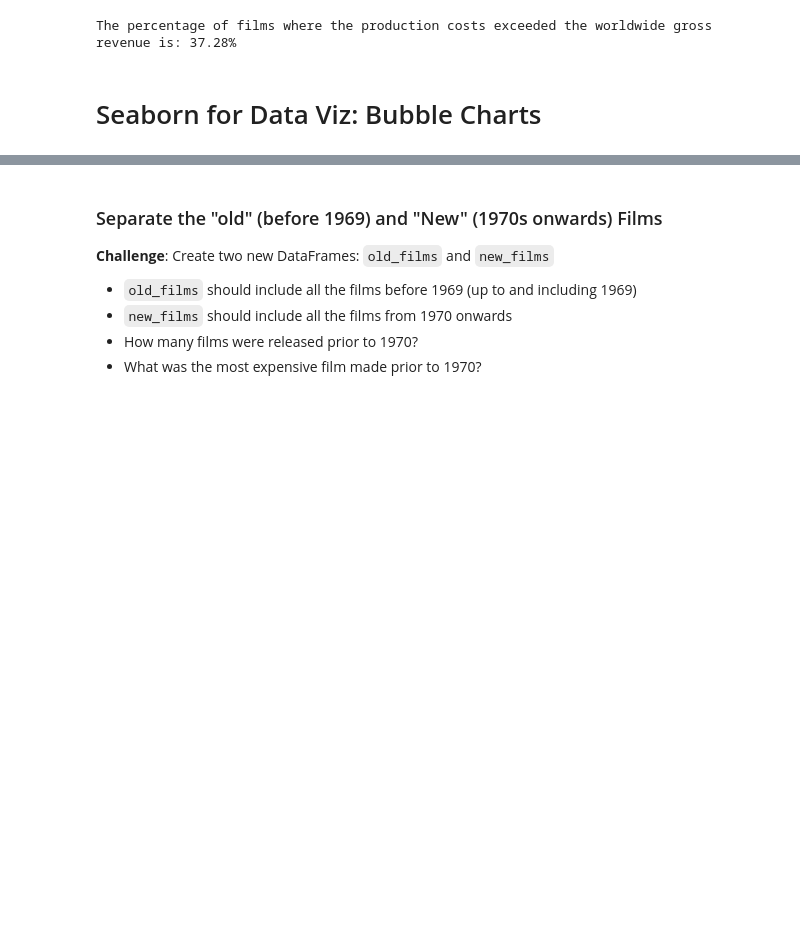
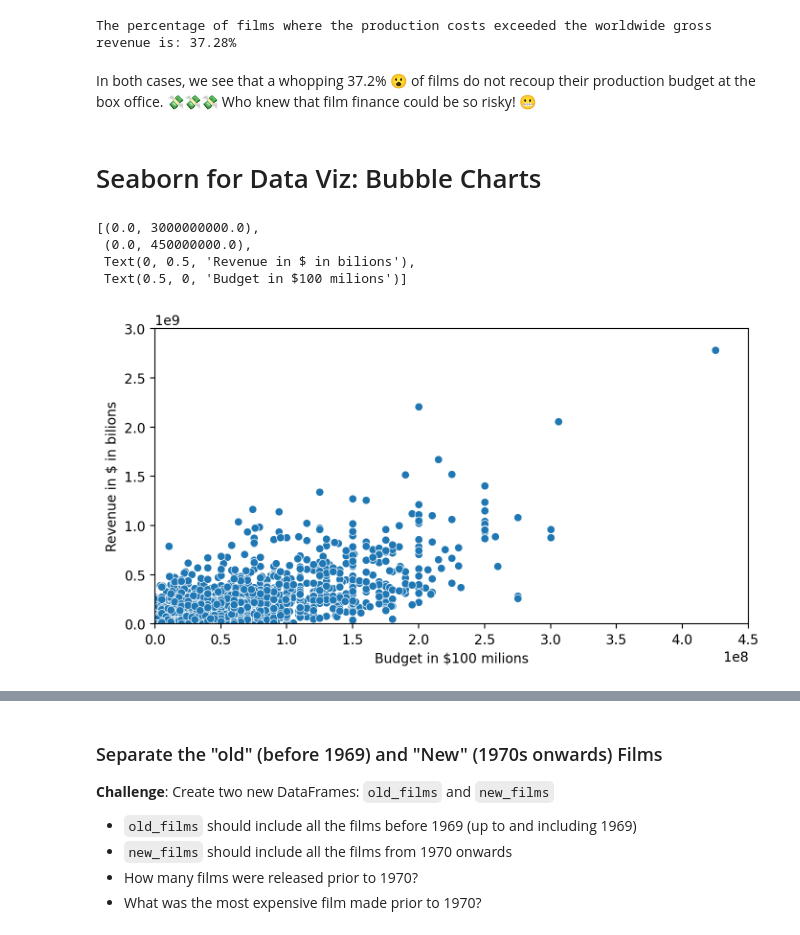
Before and after one commit to myDelevop/band-name-generator, a Jupyter notebook: udemy/day_78/Seaborn_and_Linear_Regression_(start).ipynb, the cells around one changed output, grey strips where cells are left out. Cells and saved outputs as stored; diff of their text form; code cells hidden in the pictures; blank space fills up the shorter version.

```diff
--- a/udemy/day_78/Seaborn_and_Linear_Regression_(start).ipynb
+++ b/udemy/day_78/Seaborn_and_Linear_Regression_(start).ipynb
@@ -260,5 +262,30 @@ percent = round(num/tot_rows*100, 2)
 print(f"The percentage of films where the production costs exceeded the worldwide gross revenue is: {percent}%")
 # %% [output]
 The percentage of films where the production costs exceeded the worldwide gross revenue is: 37.28%
+# %% [markdown]
+In both cases, we see that a whopping 37.2% 😮 of films do not recoup their production budget at the box office.
+💸💸💸 Who knew that film finance could be so risky! 😬
 # %% [markdown]
 # Seaborn for Data Viz: Bubble Charts
+# %%
+import warnings
+warnings.filterwarnings("ignore", category=FutureWarning)
+
+plt.figure(figsize=(8,4), dpi=200)
+
+ax = sns.scatterplot(data=data_clean,
+               x='USD_Production_Budget',
+               y='USD_Worldwide_Gross')
+
+ax.set(
+    ylim=(0, 3000000000),
+    xlim=(0, 450000000),
+    ylabel='Revenue in $ in bilions',
+    xlabel='Budget in $100 milions'
+)
+# %% [output]
+[(0.0, 3000000000.0),
+ (0.0, 450000000.0),
+ Text(0, 0.5, 'Revenue in $ in bilions'),
+ Text(0.5, 0, 'Budget in $100 milions')]
+[figure, added]
```
Also changed, not shown: parts of 9 cells of this notebook.
